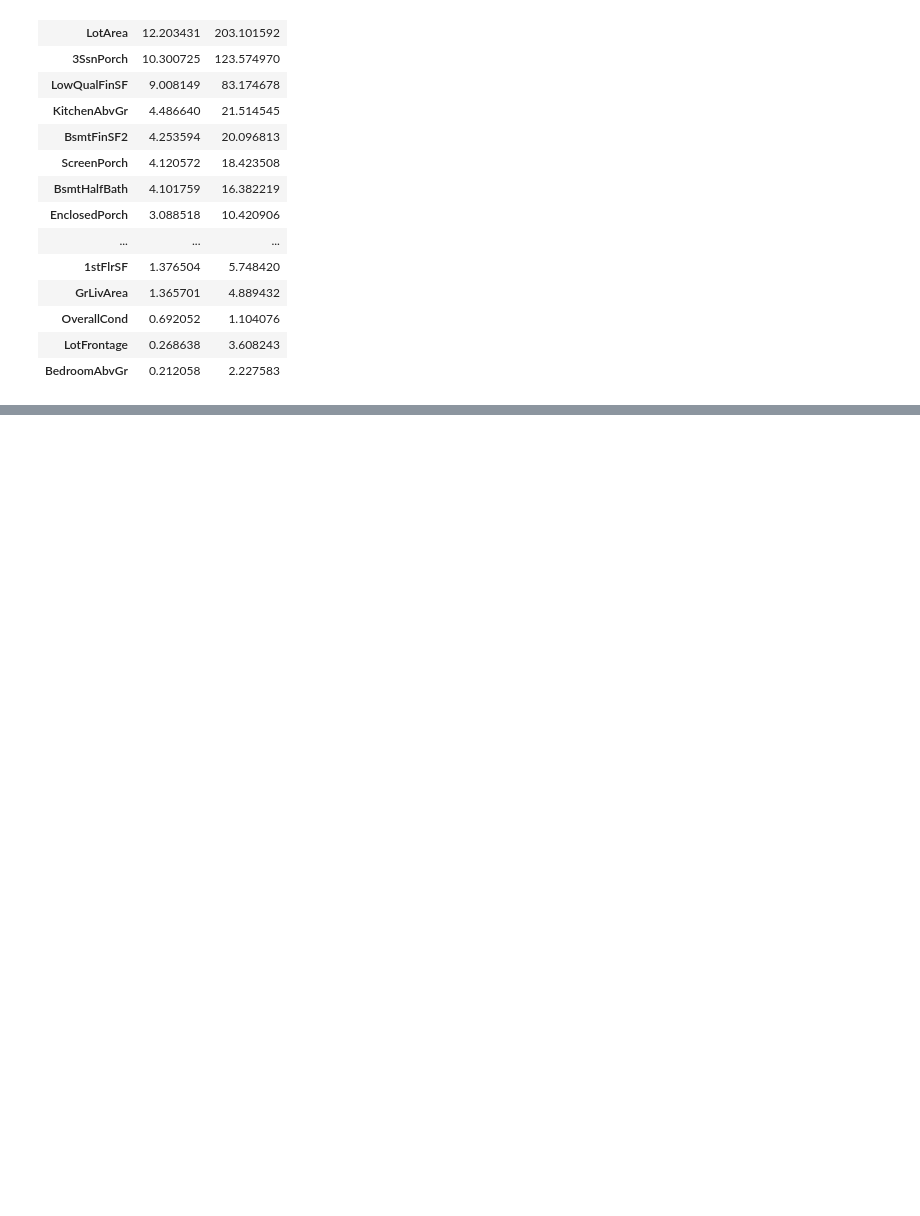
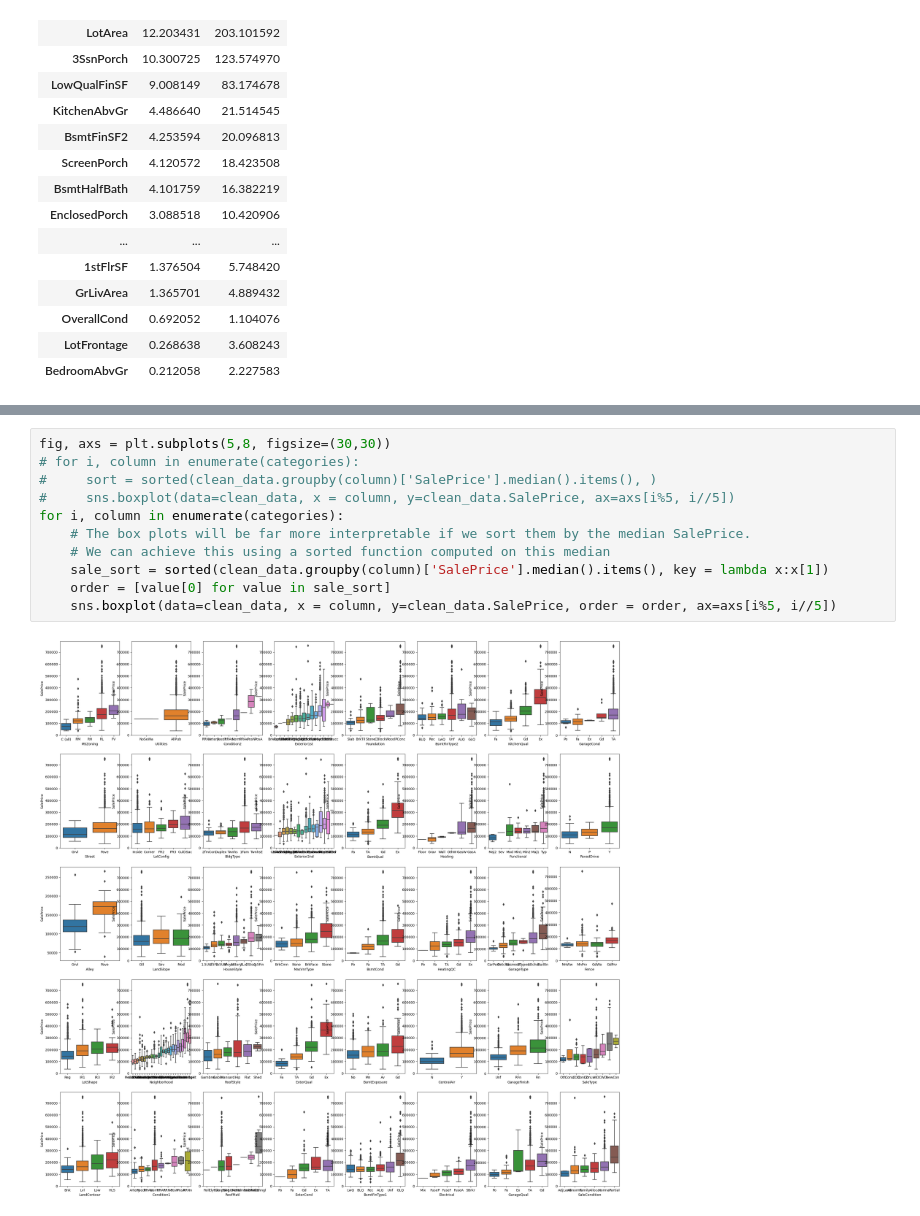
Before and after one commit to leonghchan/group-project, a Jupyter notebook: greg-eda.ipynb, the cells around one changed output, grey strips where cells are left out. Saved outputs shown, nothing was run; the diff lists cells and outputs as text; blank space fills up the shorter version.

```diff
--- a/greg-eda.ipynb
+++ b/greg-eda.ipynb
@@ -89,0 +81,13 @@ Number of unique values: 1072 | Column(s):
+# %%
+fig, axs = plt.subplots(5,8, figsize=(30,30))
+# for i, column in enumerate(categories):
+#     sort = sorted(clean_data.groupby(column)['SalePrice'].median().items(), )
+#     sns.boxplot(data=clean_data, x = column, y=clean_data.SalePrice, ax=axs[i%5, i//5])
+for i, column in enumerate(categories):
+    # The box plots will be far more interpretable if we sort them by the median SalePrice.
+    # We can achieve this using a sorted function computed on this median
+    sale_sort = sorted(clean_data.groupby(column)['SalePrice'].median().items(), key = lambda x:x[1])
+    order = [value[0] for value in sale_sort]
+    sns.boxplot(data=clean_data, x = column, y=clean_data.SalePrice, order = order, ax=axs[i%5, i//5])
+# %% [output]
+[figure, added]
```
Also changed, not shown: parts of 1 cell of this notebook.
